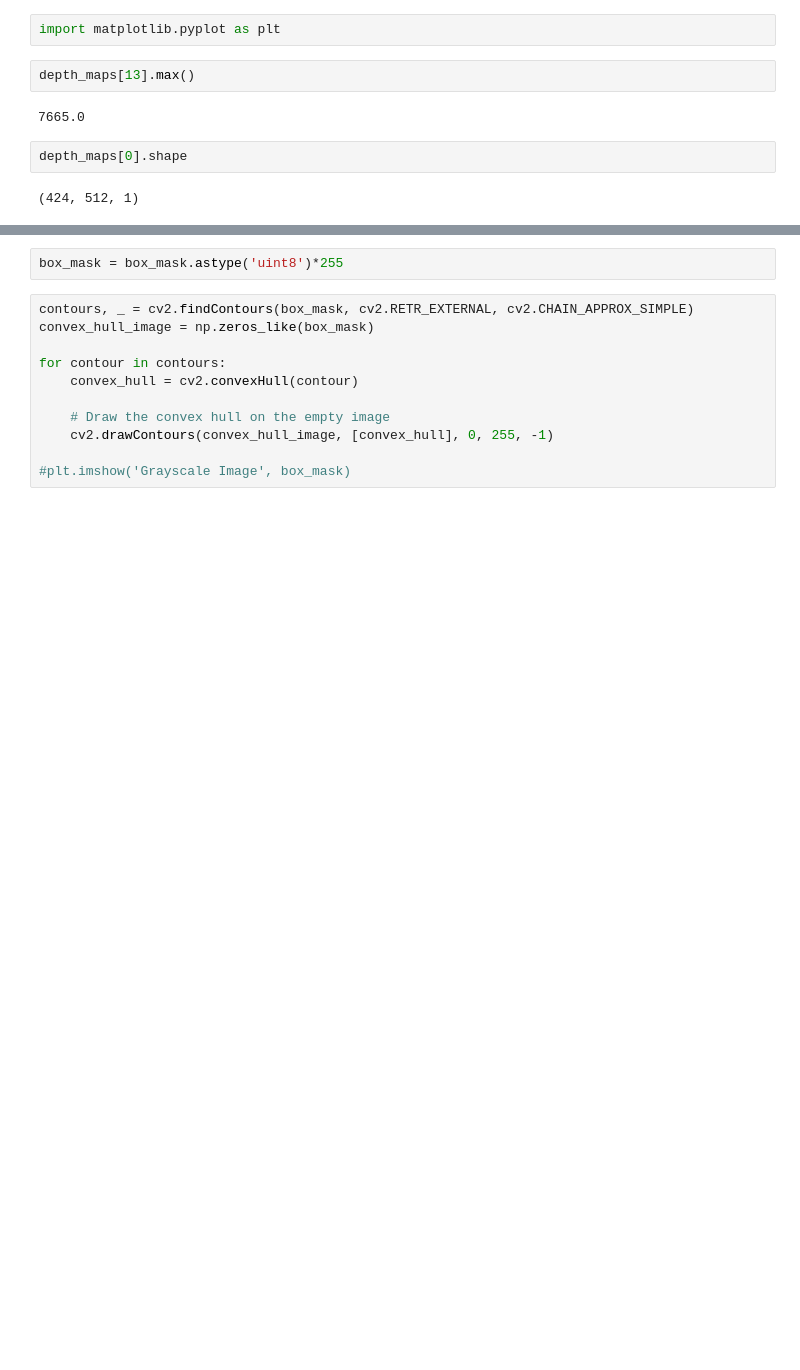
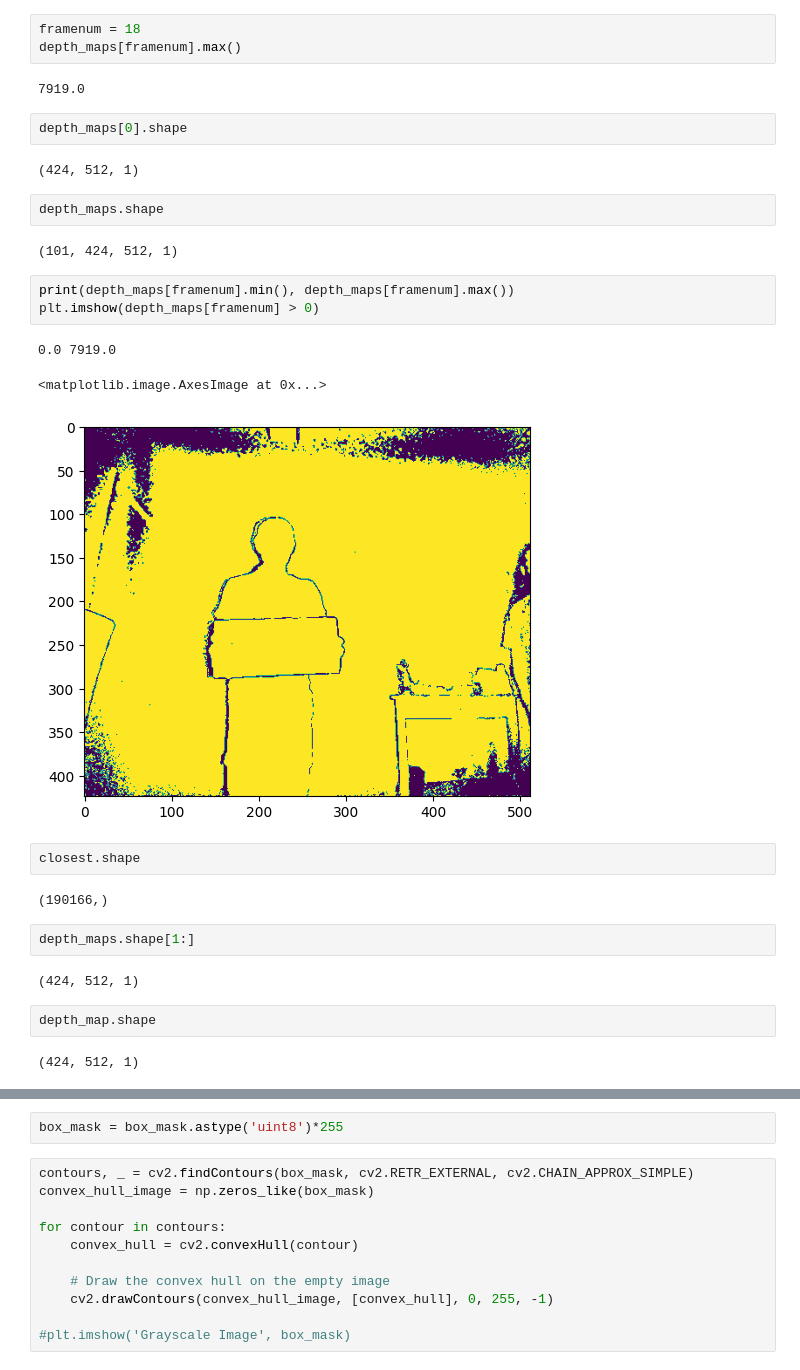
Before and after one commit to arturandre/LibKinect2, a Jupyter notebook: examples/measurements.ipynb, the cells around one changed output, grey strips where cells are left out. Drawn from its saved outputs; the diff is of its cells as text; blank space fills up the shorter version.

```diff
--- a/examples/measurements.ipynb
+++ b/examples/measurements.ipynb
@@ -74,13 +75,35 @@ with Hdf5_Dataset(input_file, readmode=True) as hf:
     next_frame_time = start_time + frame_delay
     frames = zip(color_imgs, depth_maps, ir_datas)
     bg_img, depth_map, ir_img = next(frames)
-# %%
-import matplotlib.pyplot as plt
-# %%
-depth_maps[13].max()
-# %% [output]
-7665.0
+# %%
+framenum = 18
+depth_maps[framenum].max()
+# %% [output]
+7919.0
 # %%
 depth_maps[0].shape
 # %% [output]
 (424, 512, 1)
+# %%
+depth_maps.shape
+# %% [output]
+(101, 424, 512, 1)
+# %%
+print(depth_maps[framenum].min(), depth_maps[framenum].max())
+plt.imshow(depth_maps[framenum] > 0)
+# %% [output]
+0.0 7919.0
+<matplotlib.image.AxesImage at 0x...>
+[figure, added]
+# %%
+closest.shape
+# %% [output]
+(190166,)
+# %%
+depth_maps.shape[1:]
+# %% [output]
+(424, 512, 1)
+# %%
+depth_map.shape
+# %% [output]
+(424, 512, 1)
```
Also changed, not shown: parts of 7 cells of this notebook, 8 other files.
